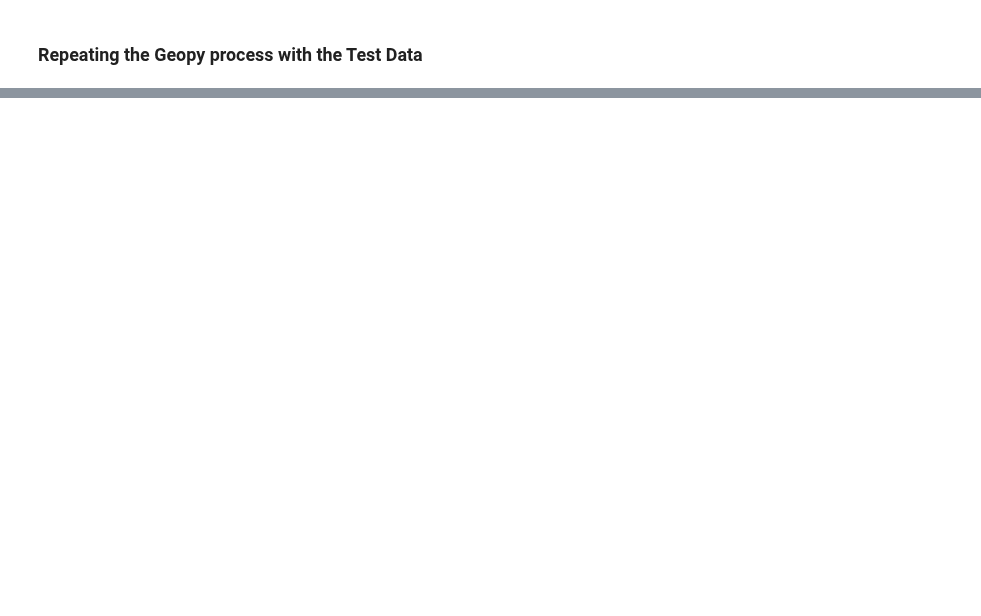
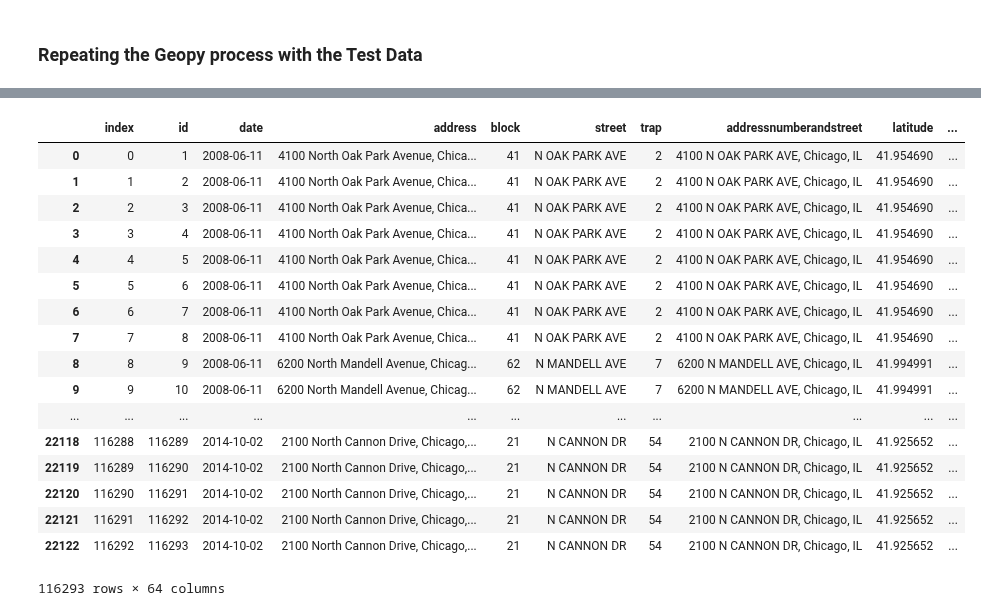
Before and after one commit to bryanco1966/Chicago_West_Nile, a Jupyter notebook: project_work/Exploratory Data Analysis Notebook.ipynb, the cells around one changed output, grey strips where cells are left out. Saved outputs shown, nothing was run; the diff lists cells and outputs as text; code cells hidden in the pictures; blank space fills up the shorter version.

```diff
--- a/project_work/Exploratory Data Analysis Notebook.ipynb
+++ b/project_work/Exploratory Data Analysis Notebook.ipynb
@@ -761,2 +849,23 @@ test_new.head()
+# %%
+test_new
+# %% [output]
+|  | index | id | date | address | block | street | trap | addressnumberandstreet | latitude | ... |
+| 0 | 0 | 1 | 2008-06-11 | 4100 North Oak Park Avenue, Chica... | 41 | N OAK PARK AVE | 2 | 4100 N OAK PARK AVE, Chicago, IL | 41.954690 | ... |
+| 1 | 1 | 2 | 2008-06-11 | 4100 North Oak Park Avenue, Chica... | 41 | N OAK PARK AVE | 2 | 4100 N OAK PARK AVE, Chicago, IL | 41.954690 | ... |
+| 2 | 2 | 3 | 2008-06-11 | 4100 North Oak Park Avenue, Chica... | 41 | N OAK PARK AVE | 2 | 4100 N OAK PARK AVE, Chicago, IL | 41.954690 | ... |
+| 3 | 3 | 4 | 2008-06-11 | 4100 North Oak Park Avenue, Chica... | 41 | N OAK PARK AVE | 2 | 4100 N OAK PARK AVE, Chicago, IL | 41.954690 | ... |
+| 4 | 4 | 5 | 2008-06-11 | 4100 North Oak Park Avenue, Chica... | 41 | N OAK PARK AVE | 2 | 4100 N OAK PARK AVE, Chicago, IL | 41.954690 | ... |
+| 5 | 5 | 6 | 2008-06-11 | 4100 North Oak Park Avenue, Chica... | 41 | N OAK PARK AVE | 2 | 4100 N OAK PARK AVE, Chicago, IL | 41.954690 | ... |
+| 6 | 6 | 7 | 2008-06-11 | 4100 North Oak Park Avenue, Chica... | 41 | N OAK PARK AVE | 2 | 4100 N OAK PARK AVE, Chicago, IL | 41.954690 | ... |
+| 7 | 7 | 8 | 2008-06-11 | 4100 North Oak Park Avenue, Chica... | 41 | N OAK PARK AVE | 2 | 4100 N OAK PARK AVE, Chicago, IL | 41.954690 | ... |
+| 8 | 8 | 9 | 2008-06-11 | 6200 North Mandell Avenue, Chicag... | 62 | N MANDELL AVE | 7 | 6200 N MANDELL AVE, Chicago, IL | 41.994991 | ... |
+| 9 | 9 | 10 | 2008-06-11 | 6200 North Mandell Avenue, Chicag... | 62 | N MANDELL AVE | 7 | 6200 N MANDELL AVE, Chicago, IL | 41.994991 | ... |
+| ... | ... | ... | ... | ... | ... | ... | ... | ... | ... | ... |
+| 22118 | 116288 | 116289 | 2014-10-02 | 2100 North Cannon Drive, Chicago,... | 21 | N CANNON DR | 54 | 2100 N CANNON DR, Chicago, IL | 41.925652 | ... |
+| 22119 | 116289 | 116290 | 2014-10-02 | 2100 North Cannon Drive, Chicago,... | 21 | N CANNON DR | 54 | 2100 N CANNON DR, Chicago, IL | 41.925652 | ... |
+| 22120 | 116290 | 116291 | 2014-10-02 | 2100 North Cannon Drive, Chicago,... | 21 | N CANNON DR | 54 | 2100 N CANNON DR, Chicago, IL | 41.925652 | ... |
+| 22121 | 116291 | 116292 | 2014-10-02 | 2100 North Cannon Drive, Chicago,... | 21 | N CANNON DR | 54 | 2100 N CANNON DR, Chicago, IL | 41.925652 | ... |
+| 22122 | 116292 | 116293 | 2014-10-02 | 2100 North Cannon Drive, Chicago,... | 21 | N CANNON DR | 54 | 2100 N CANNON DR, Chicago, IL | 41.925652 | ... |
+116293 rows × 64 columns
 # %%
 test_new.shape
```
Also changed, not shown: parts of 27 cells of this notebook, 2 other files.
